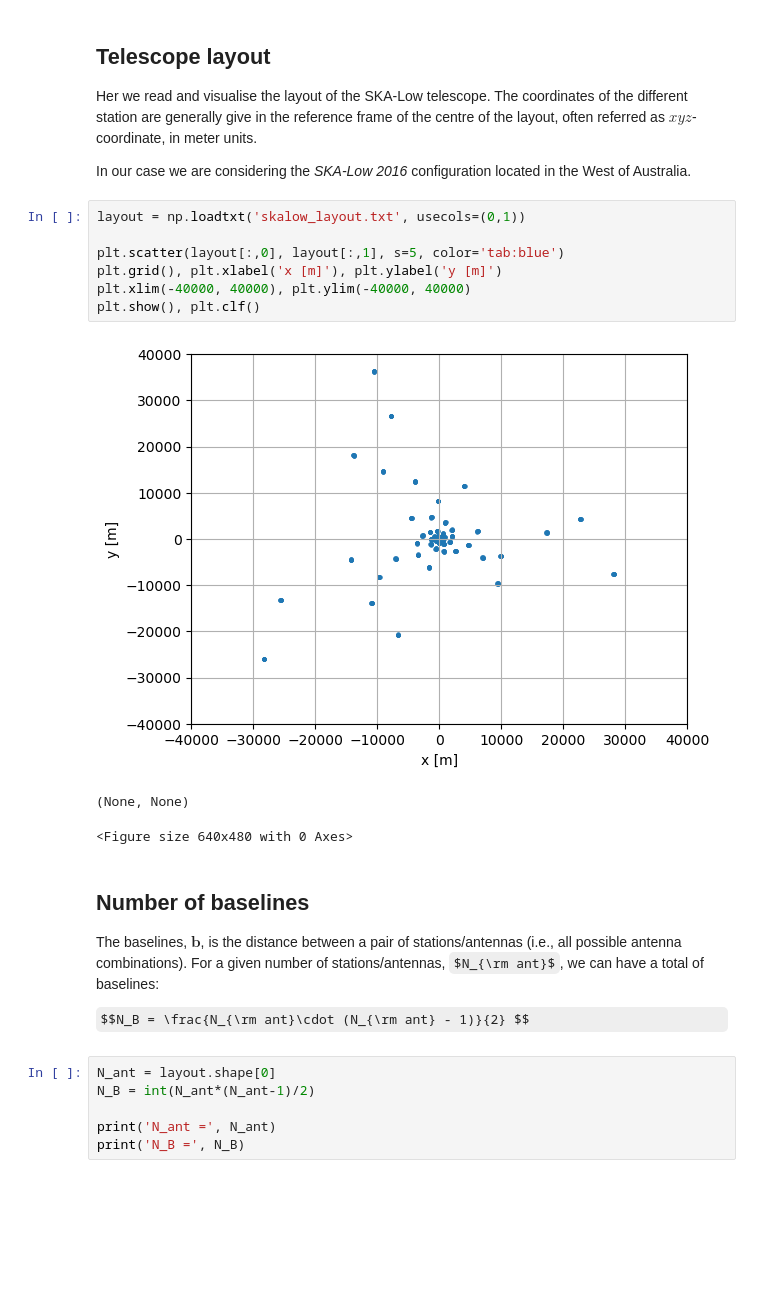
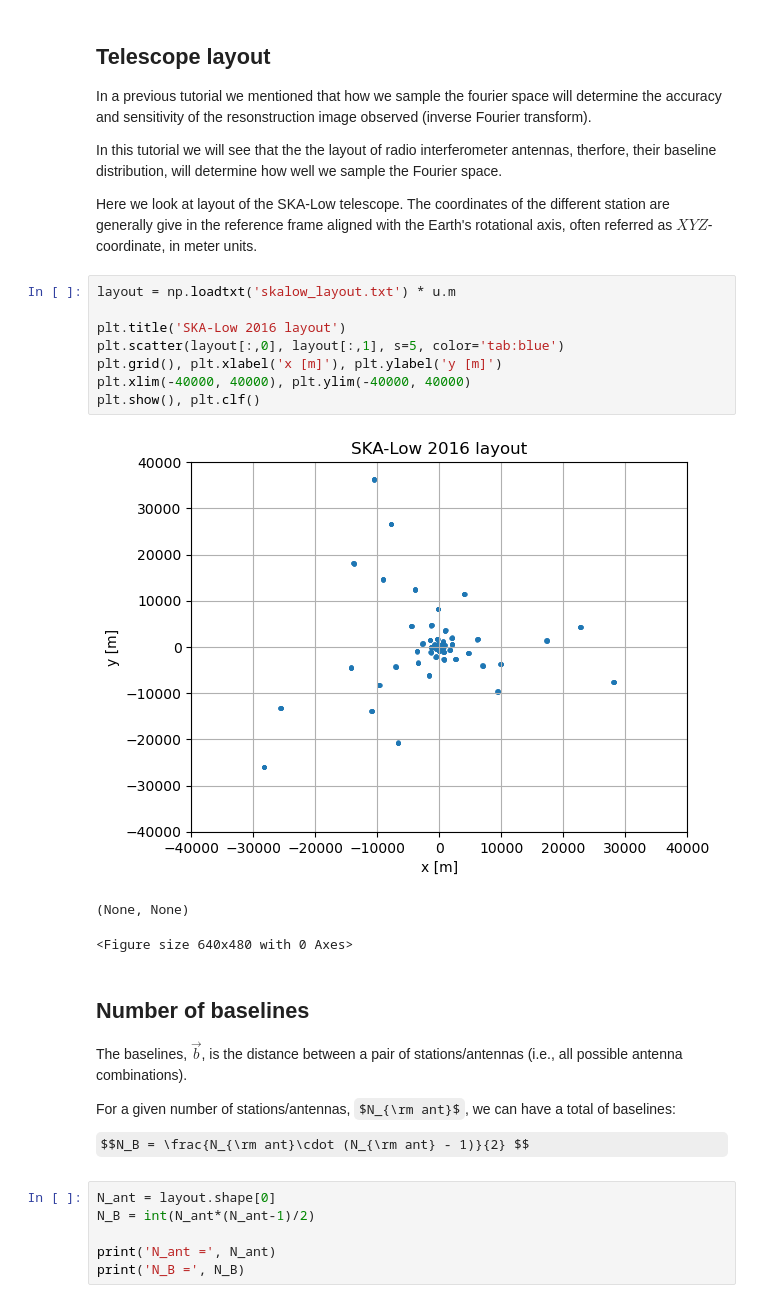
Before and after one commit to anawas/tutorial_interferometry, a Jupyter notebook: 3_uvcoverage.ipynb, the cells around one changed output. Drawn from its saved outputs; the diff is of its cells as text; some formulas as TeX source; blank space fills up the shorter version.

```diff
--- a/3_uvcoverage.ipynb
+++ b/3_uvcoverage.ipynb
@@ -15,23 +17,28 @@ from astropy.cosmology import Planck18 as cosmo
 # %% [markdown]
 ## Telescope layout
-Her we read and visualise the layout of the SKA-Low telescope. The coordinates of the different station are generally give in the reference frame of the centre of the layout, often referred as $xyz$-coordinate, in meter units.
+In a previous tutorial we mentioned that how we sample the fourier space will determine the accuracy and sensitivity of the resonstruction image observed (inverse Fourier transform).
 
-In our case we are considering the <i>SKA-Low 2016</i> configuration located in the West of Australia.
+In this tutorial we will see that the the layout of radio interferometer antennas, therfore, their baseline distribution, will determine how well we sample the Fourier space.
+
+Here we look at layout of the SKA-Low telescope. The coordinates of the different station are generally give in the reference frame aligned with the Earth's rotational axis, often referred as $XYZ$-coordinate, in meter units.
 # %%
-layout = np.loadtxt('skalow_layout.txt', usecols=(0,1))
+layout = np.loadtxt('skalow_layout.txt') * u.m
 
+plt.title('SKA-Low 2016 layout')
 plt.scatter(layout[:,0], layout[:,1], s=5, color='tab:blue')
 plt.grid(), plt.xlabel('x [m]'), plt.ylabel('y [m]')
 plt.xlim(-40000, 40000), plt.ylim(-40000, 40000)
 plt.show(), plt.clf()
 # %% [output]
-[figure, old version]
+[figure, new version]
 (None, None)
 <Figure size 640x480 with 0 Axes>
 # %% [markdown]
 ## Number of baselines
 
-The baselines, $ \mathbf{b} $, is the distance between a pair of stations/antennas (i.e., all possible antenna combinations). For a given number of stations/antennas, $N_{\rm ant}$, we can have a total of baselines:
+The baselines, $ \vec{b} $, is the distance between a pair of stations/antennas (i.e., all possible antenna combinations).
+
+For a given number of stations/antennas, $N_{\rm ant}$, we can have a total of baselines:
 
 $$N_B = \frac{N_{\rm ant}\cdot (N_{\rm ant} - 1)}{2} $$
 # %%
```
Also changed, not shown: parts of 10 cells of this notebook, 5 other files.
